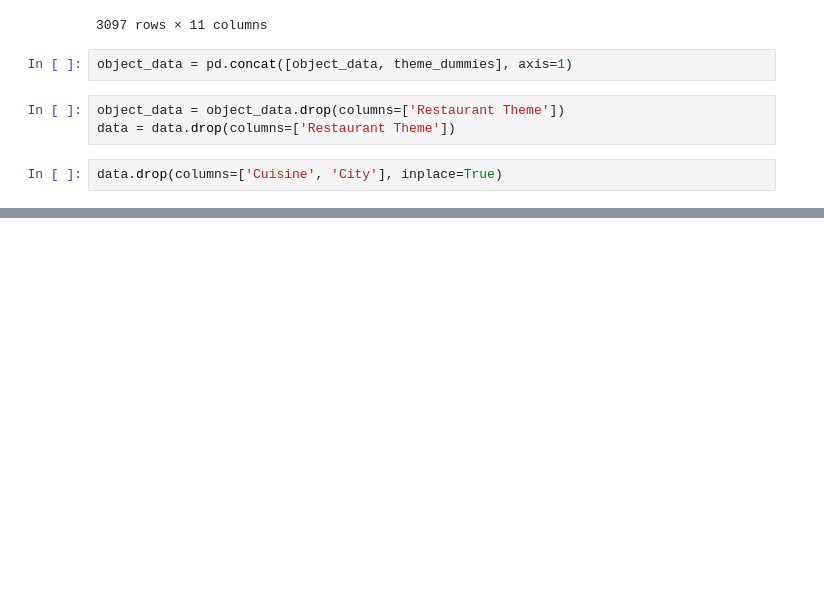
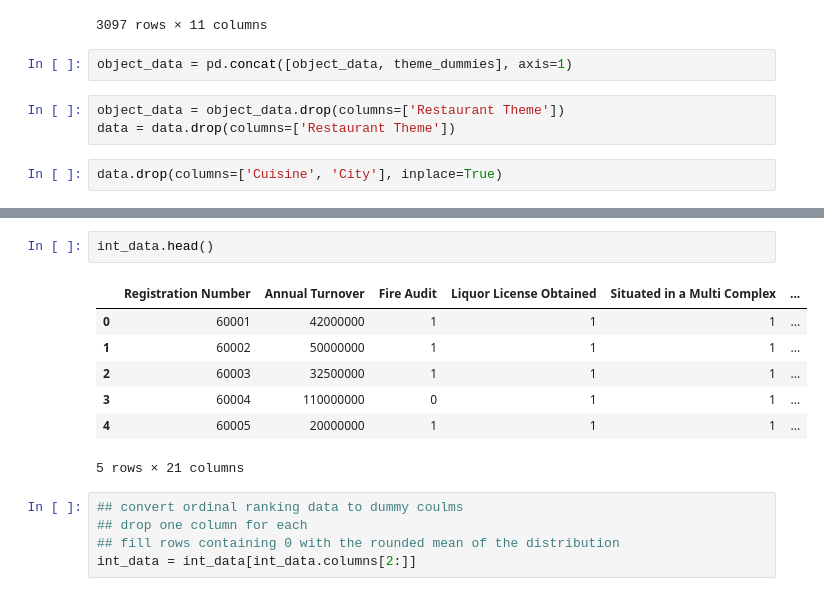
Before and after one commit to nwizugbesamson/indian_restaurant, a Jupyter notebook: prediction.ipynb, the cells around one changed output, grey strips where cells are left out. Drawn from its saved outputs; the diff is of its cells as text; blank space fills up the shorter version.

```diff
--- a/prediction.ipynb
+++ b/prediction.ipynb
@@ -275,0 +295,15 @@ data.drop(columns=['Cuisine', 'City'], inplace=True)
+# %%
+int_data.head()
+# %% [output]
+|  | Registration Number | Annual Turnover | Fire Audit | Liquor License Obtained | Situated in a Multi Complex | ... |
+| 0 | 60001 | 42000000 | 1 | 1 | 1 | ... |
+| 1 | 60002 | 50000000 | 1 | 1 | 1 | ... |
+| 2 | 60003 | 32500000 | 1 | 1 | 1 | ... |
+| 3 | 60004 | 110000000 | 0 | 1 | 1 | ... |
+| 4 | 60005 | 20000000 | 1 | 1 | 1 | ... |
+5 rows × 21 columns
+# %%
+## convert ordinal ranking data to dummy coulms
+## drop one column for each
+## fill rows containing 0 with the rounded mean of the distribution
+int_data = int_data[int_data.columns[2:]]
```
Also changed, not shown: parts of 14 cells of this notebook.
